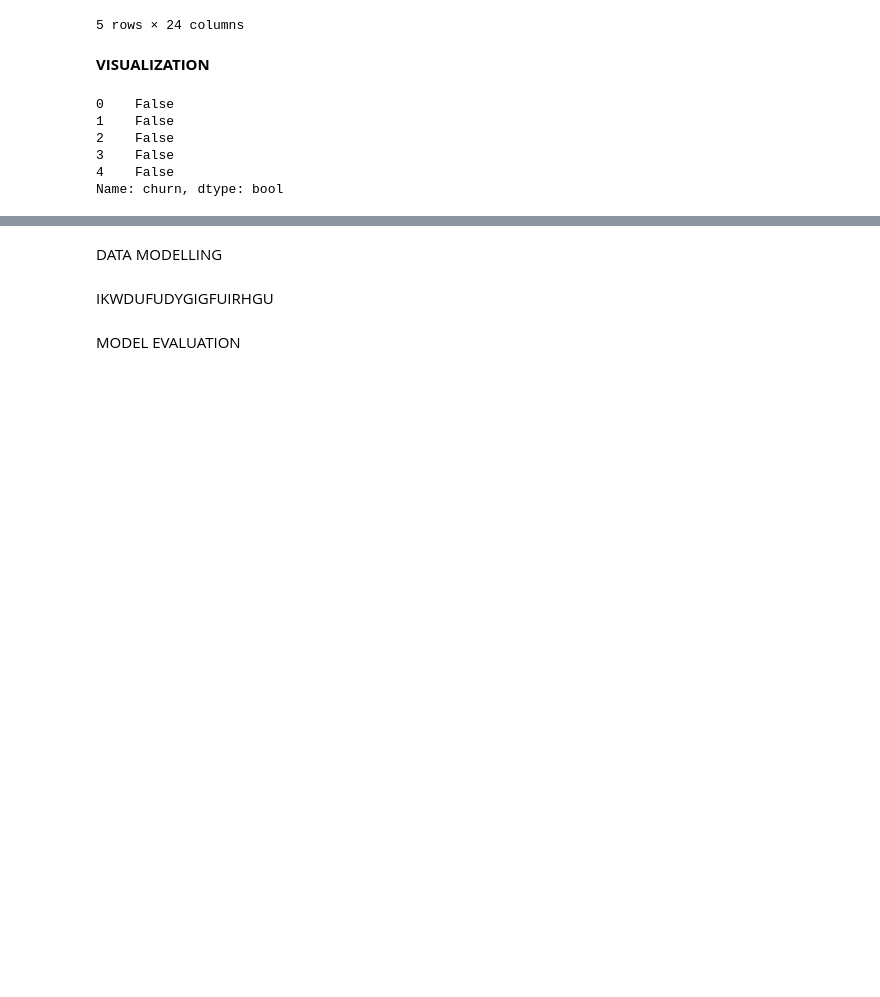
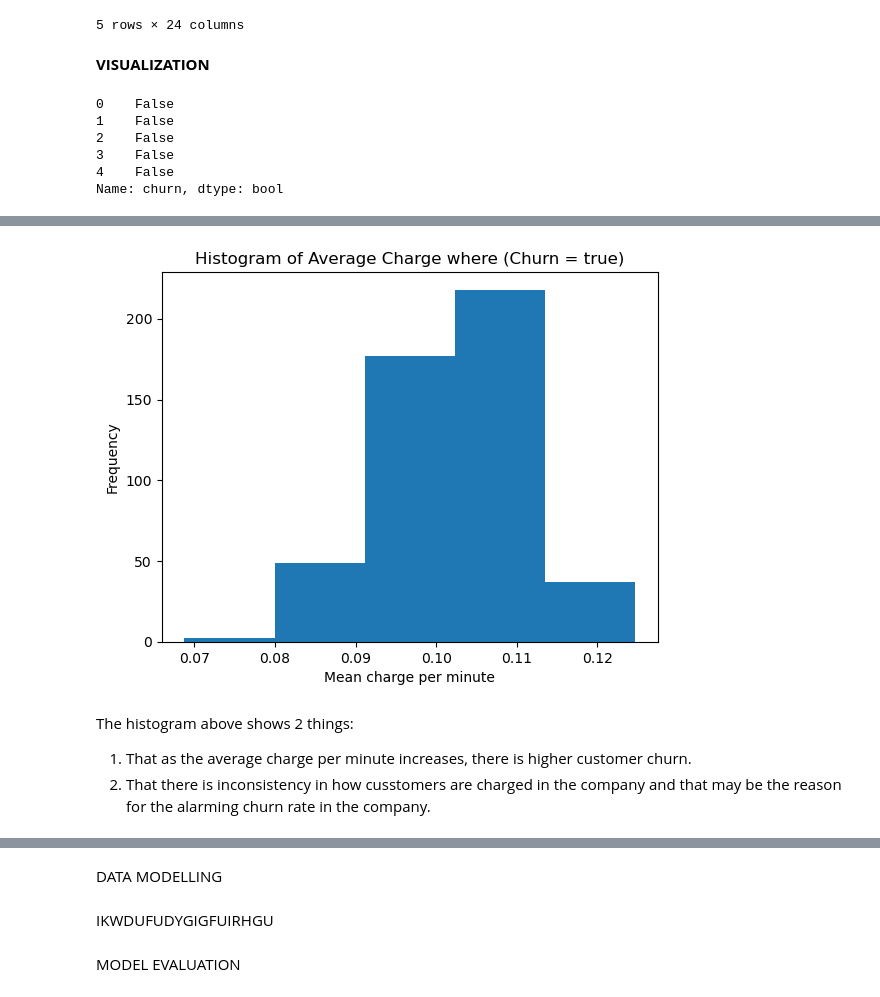
Before and after one commit to stephenjilani8-eng/Syria_Tel_Customer_Churn_Project, a Jupyter notebook: Phase_3_Project.ipynb, the cells around one changed output, grey strips where cells are left out. Drawn from its saved outputs; the diff is of its cells as text; code cells hidden in the pictures; blank space fills up the shorter version.

```diff
--- a/Phase_3_Project.ipynb
+++ b/Phase_3_Project.ipynb
@@ -304,0 +282,17 @@ Name: churn, Length: 3333, dtype: bool
+# %%
+#Plotting a histogram for the average charge per minute against the frequence of Trues in the 'churn' column
+
+#Filtering the rows where churn is 1 i.e True
+churn_true = df[df['churn'] == 1]
+
+plt.hist(churn_true['average charge'], bins= 5)
+plt.xlabel('Mean charge per minute')
+plt.ylabel('Frequency')
+plt.title('Histogram of Average Charge where (Churn = true)')
+plt.show()
+# %% [output]
+[figure, added]
+# %% [markdown]
+The histogram above shows 2 things:
+1. That as the average charge per minute increases, there is higher customer churn.
+2. That there is inconsistency in how cusstomers are charged in the company and that may be the reason for the alarming churn rate in the company.
```
Also changed, not shown: parts of 7 cells of this notebook.
